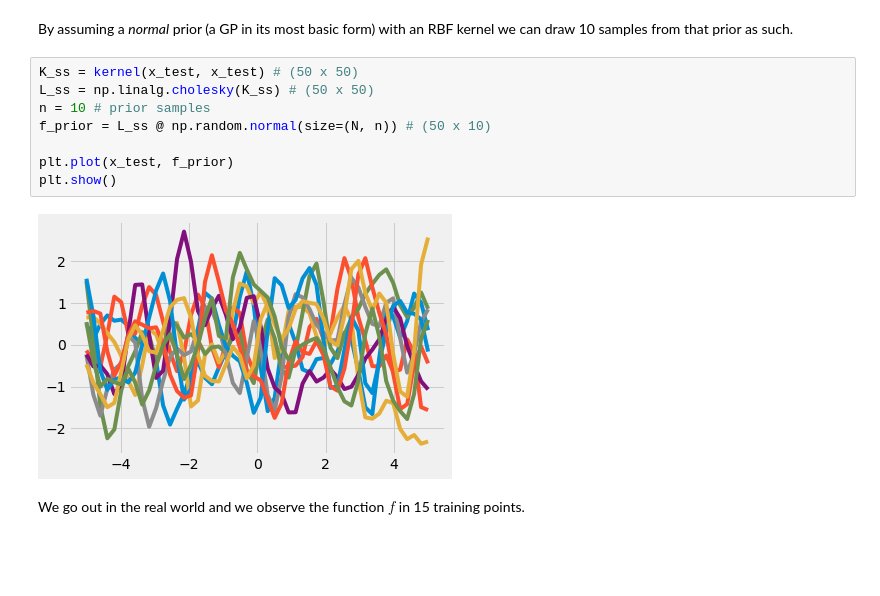
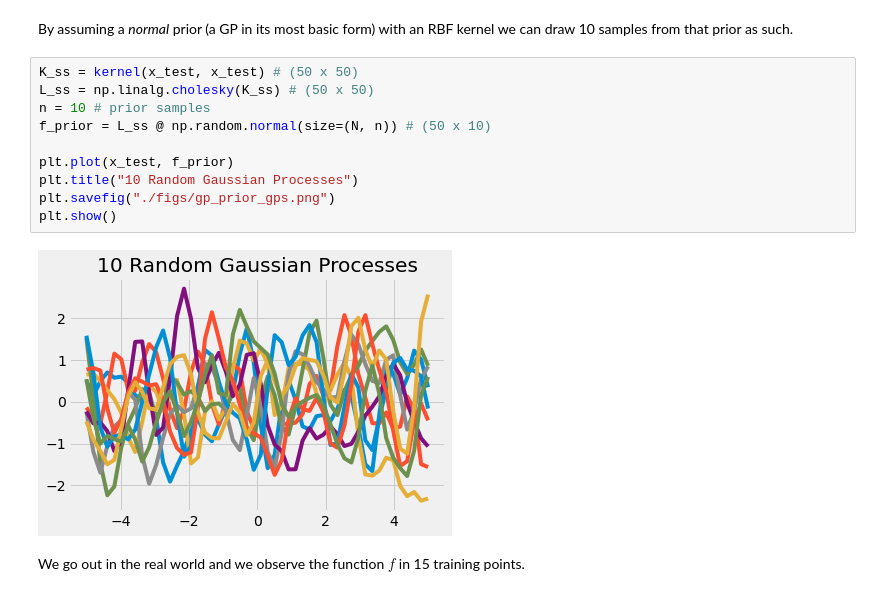
Before and after one commit to TedOiler/bayes_opt_system, a Jupyter notebook: bo/Notebooks/1.GP-from-scratch.ipynb, the cells around one changed output. Drawn from its saved outputs; the diff is of its cells as text; blank space fills up the shorter version.

```diff
--- a/bo/Notebooks/1.GP-from-scratch.ipynb
+++ b/bo/Notebooks/1.GP-from-scratch.ipynb
@@ -89,13 +91,15 @@ By assuming a *normal* prior (a GP in its most basic form) with an RBF kernel we
 # %%
 K_ss = kernel(x_test, x_test) # (50 x 50)
 L_ss = np.linalg.cholesky(K_ss) # (50 x 50)
 n = 10 # prior samples
 f_prior = L_ss @ np.random.normal(size=(N, n)) # (50 x 10)
 
 plt.plot(x_test, f_prior)
+plt.title("10 Random Gaussian Processes")
+plt.savefig("./figs/gp_prior_gps.png")
 plt.show()
 # %% [output]
-[figure, old version]
+[figure, new version]
 # %% [markdown]
 We go out in the real world and we observe the function $f$ in 15 training points.
 # %%
```
Also changed, not shown: parts of 2 cells of this notebook, 17 other files.
